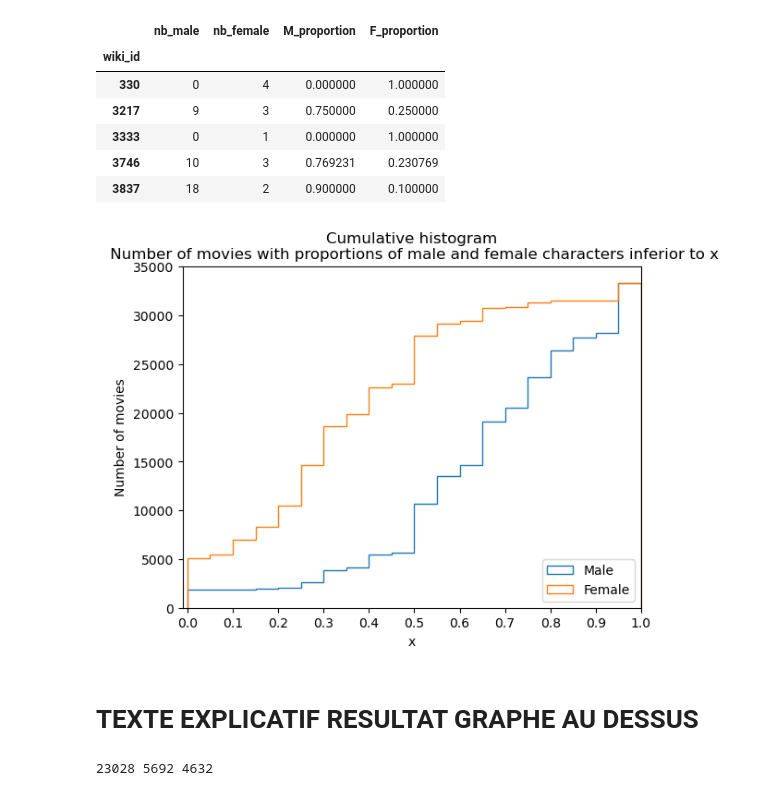
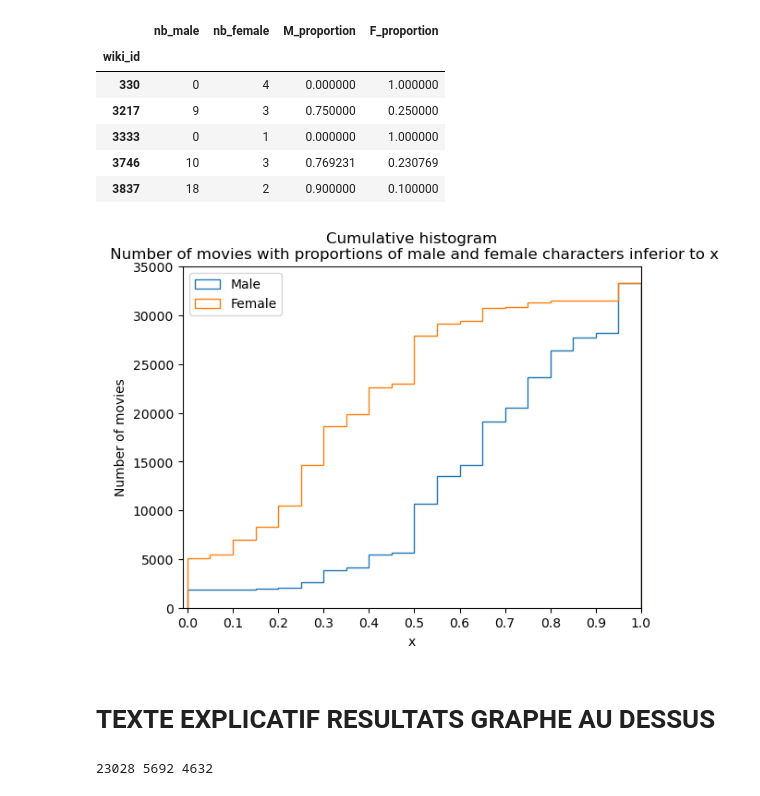
Before and after one commit to epfl-ada/ada-2022-project-nonansland22, a Jupyter notebook: Project_NoNansLand.ipynb, the cells around one changed output. Drawn from its saved outputs; the diff is of its cells as text; code cells hidden in the pictures.

```diff
--- a/Project_NoNansLand.ipynb
+++ b/Project_NoNansLand.ipynb
@@ -248,17 +245,17 @@ gender_count_permovie.head()
 # %%
 plt.hist(gender_count_permovie.M_proportion, bins = 20, cumulative = True, histtype = 'step',label='Male')
 plt.hist(gender_count_permovie.F_proportion, bins = 20, cumulative = True, histtype = 'step',label='Female')
 plt.xlim(-0.01,1)
 plt.xticks(np.arange(0,1.1,0.1))
 plt.title("Cumulative histogram\n Number of movies with proportions of male and female characters inferior to x")
 plt.xlabel('x')
 plt.ylabel('Number of movies')
-plt.legend(loc='lower right')
+plt.legend(loc='upper left')
 plt.show()
 # %% [output]
-[figure, old version]
+[figure, new version]
 # %% [markdown]
-# TEXTE EXPLICATIF RESULTAT GRAPHE AU DESSUS
+# TEXTE EXPLICATIF RESULTATS GRAPHE AU DESSUS
 # %%
 max_M = 0
 max_F = 0
```
Also changed, not shown: parts of 48 cells of this notebook.
